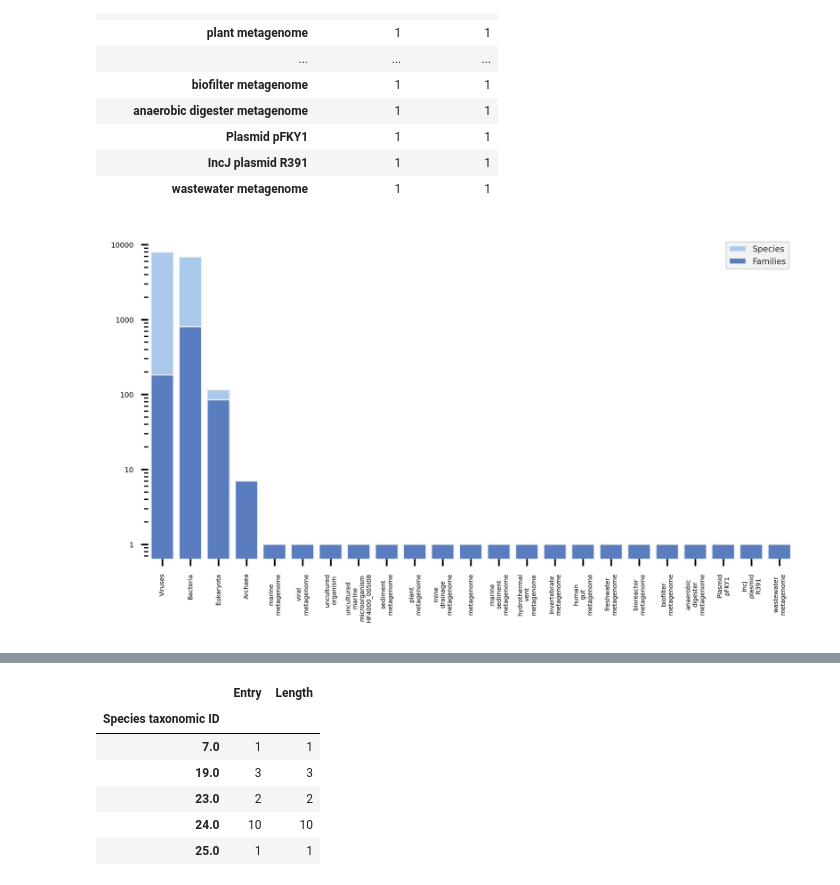
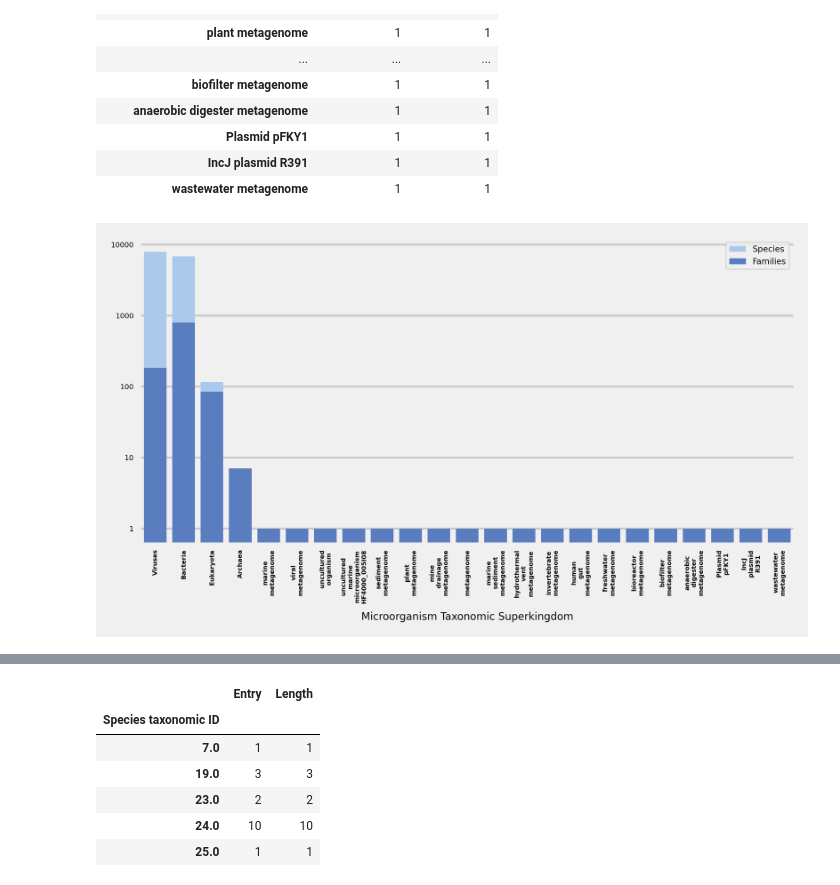
Before and after one commit to Rudolph-afk/Zoon0PredV, a Jupyter notebook: notebooks/Zoonosis_data_cleaning.ipynb, the cells around one changed output, grey strips where cells are left out. Drawn from its saved outputs; the diff is of its cells as text; code cells hidden in the pictures.

```diff
--- a/notebooks/Zoonosis_data_cleaning.ipynb
+++ b/notebooks/Zoonosis_data_cleaning.ipynb
@@ -420,7 +441,7 @@ overview["Species superkingdom"] = overview["Species superkingdom"].str.replace(
 # %%
 # Initialize the matplotlib figure
 fig, ax = plt.subplots(figsize=(5, 3), dpi=600)
-sns.set_theme(context="paper")
+sns.set_context(context="paper")
 plt.style.use('fivethirtyeight')
 
 sns.set_color_codes("pastel")
@@ -442,36 +463,37 @@ sns.set_color_codes("muted")
 #     left="Species name", label="Families", color="r"
 # )
 sns.barplot(y="Species family", x="Species superkingdom",
             data=overview.sort_values("Species name", ascending=False).reset_index(),
             label="Families", color="b")
 
 ax.legend(ncol=1, loc="upper right", frameon=True, fontsize=4)
 
-ax.set(xlabel="", yscale="log", ylabel="")
+ax.set(yscale="log", ylabel="")
+ax.set_xlabel("Microorganism Taxonomic Superkingdom", fontdict={'fontsize':5})
 # ax.get_yaxis().set_major_formatter(matplotlib.ticker.ScalarFormatter())
 
 
 # ax.set_title("Number of taxonomic species and family \nper pathogen superkingdom", fontdict=title_params)
 
 # xticks = ax.get_xticks().tolist()
 # xticks[7] = "uncultured marine\nmicroorganism HF4000_005I08"
 # labels = [item.get_text() for item in ax.get_yticklabels()]
 # labels[7] = "uncultured marine\nmicroorganism HF4000_005I08"
 # for label in labels:
 #     label = label.replace(" ", "\n")
 
 # ax.set_xticks(ax.get_xticks())
 # ax.set_yticks(ax.get_yticks())
 
-ax.set_xticklabels(ax.get_xticklabels(), fontsize=3, rotation=90)
+ax.set_xticklabels(ax.get_xticklabels(), fontsize=3, rotation=90, fontweight='bold')
 ax.set_yticklabels([int(tick) for tick in ax.get_yticks()], fontsize=3.5)
 
 sns.despine(left=True, bottom=True)
 
 plt.tight_layout()
 plt.savefig("../assets/Superkingdom_family_species_bar.png")
 # %% [output]
-[figure, old version]
+[figure, new version]
 # %% [markdown]
 <a id="filter"></a>
 # %%
```
Also changed, not shown: parts of 9 cells of this notebook, 2 other files.
